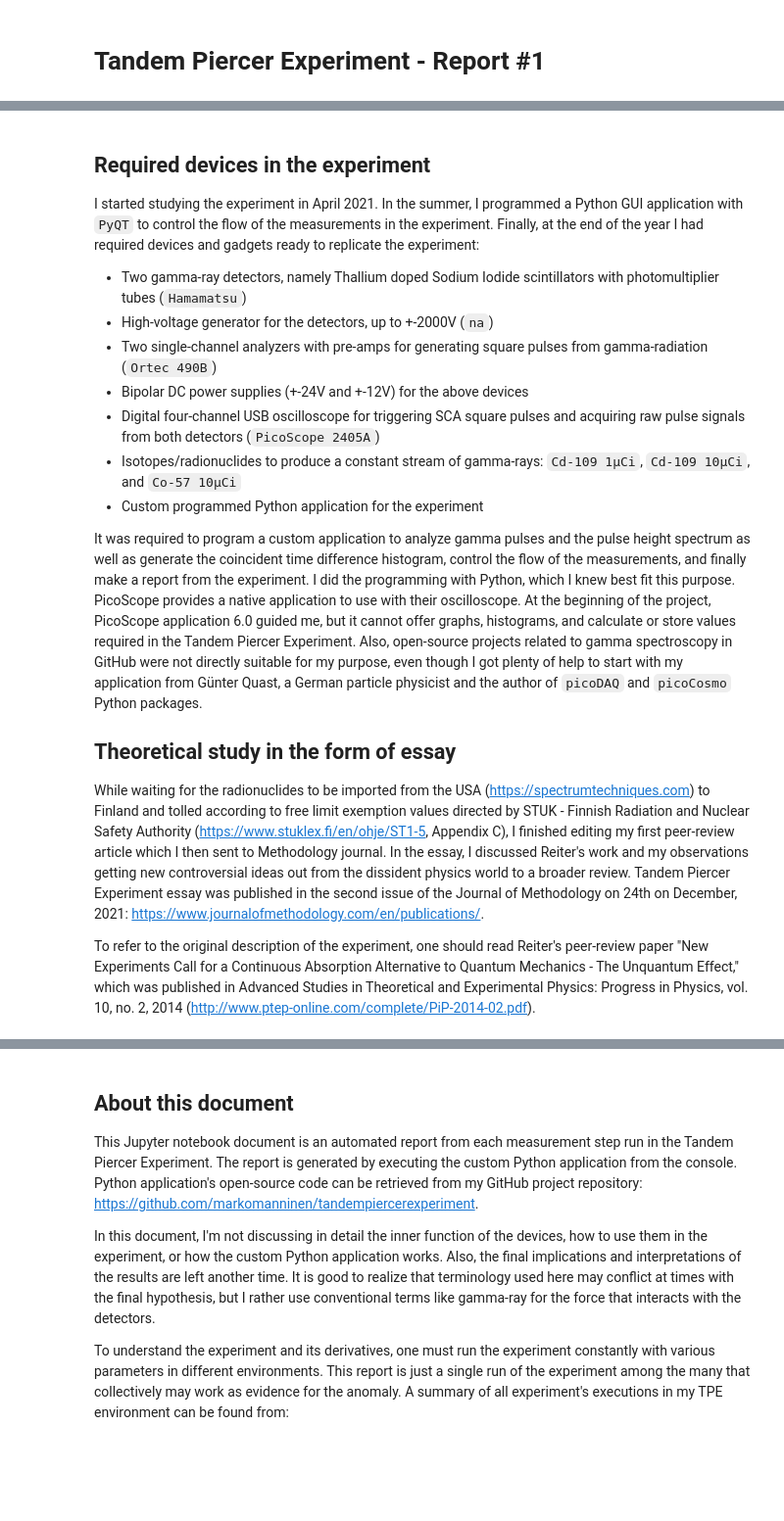
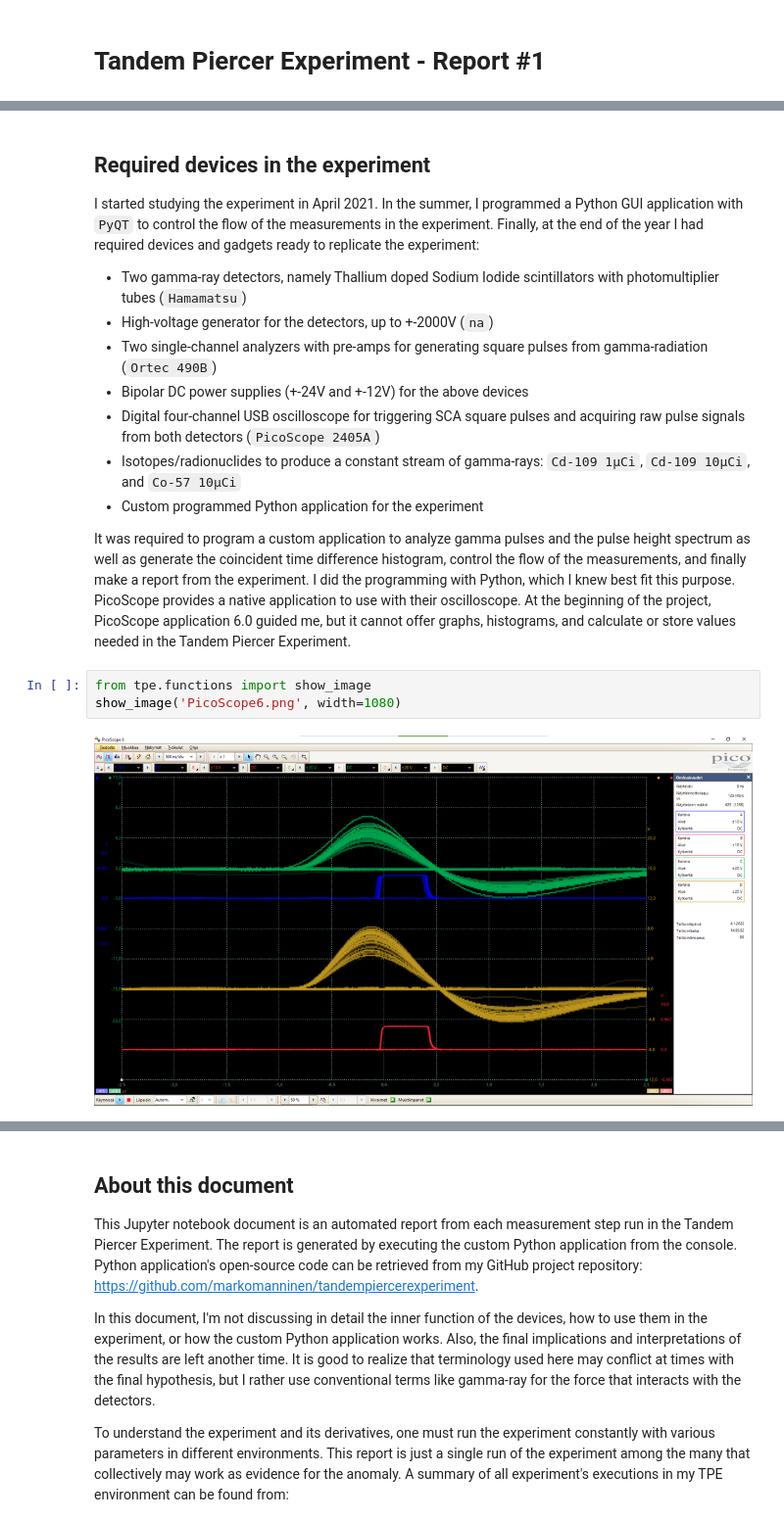
Before and after one commit to markomanninen/tandempiercerexperiment, a Jupyter notebook: report_template/report_template.ipynb, the cells around one changed output, grey strips where cells are left out. Shown at 98% size. Cells and saved outputs as stored; diff of their text form; blank space fills up the shorter version.

Commit message:
update report template

```diff
--- a/report_template/report_template.ipynb
+++ b/report_template/report_template.ipynb
@@ -26,10 +26,9 @@ I started studying the experiment in April 2021. In the summer, I programmed a P
 - Isotopes/radionuclides to produce a constant stream of gamma-rays: `Cd-109 1μCi`, `Cd-109 10μCi`, and `Co-57 10μCi`
 - Custom programmed Python application for the experiment
 
-It was required to program a custom application to analyze gamma pulses and the pulse height spectrum as well as generate the coincident time difference histogram, control the flow of the measurements, and finally make a report from the experiment. I did the programming with Python, which I knew best fit this purpose. PicoScope provides a native application to use with their oscilloscope. At the beginning of the project, PicoScope application 6.0 guided me, but it cannot offer graphs, histograms, and calculate or store values required in the Tandem Piercer Experiment. Also, open-source projects related to gamma spectroscopy in GitHub were not directly suitable for my purpose, even though I got plenty of help to start with my application from Günter Quast, a German particle physicist and the author of `picoDAQ` and `picoCosmo` Python packages.
-
-## Theoretical study in the form of essay
-
-While waiting for the radionuclides to be imported from the USA (https://spectrumtechniques.com) to Finland and tolled according to free limit exemption values directed by STUK - Finnish Radiation and Nuclear Safety Authority (https://www.stuklex.fi/en/ohje/ST1-5, Appendix C), I finished editing my first peer-review article which I then sent to Methodology journal. In the essay, I discussed Reiter's work and my observations getting new controversial ideas out from the dissident physics world to a broader review. Tandem Piercer Experiment essay was published in the second issue of the Journal of Methodology on 24th on December, 2021: https://www.journalofmethodology.com/en/publications/.
-
-To refer to the original description of the experiment, one should read Reiter's peer-review paper "New Experiments Call for a Continuous Absorption Alternative to Quantum Mechanics - The Unquantum Effect," which was published in Advanced Studies in Theoretical and Experimental Physics: Progress in Physics, vol. 10, no. 2, 2014 (http://www.ptep-online.com/complete/PiP-2014-02.pdf).
+It was required to program a custom application to analyze gamma pulses and the pulse height spectrum as well as generate the coincident time difference histogram, control the flow of the measurements, and finally make a report from the experiment. I did the programming with Python, which I knew best fit this purpose. PicoScope provides a native application to use with their oscilloscope. At the beginning of the project, PicoScope application 6.0 guided me, but it cannot offer graphs, histograms, and calculate or store values needed in the Tandem Piercer Experiment.
+# %%
+from tpe.functions import show_image
+show_image('PicoScope6.png', width=1080)
+# %% [output]
+[figure, added]
```
Also changed, not shown: parts of 55 cells of this notebook.
